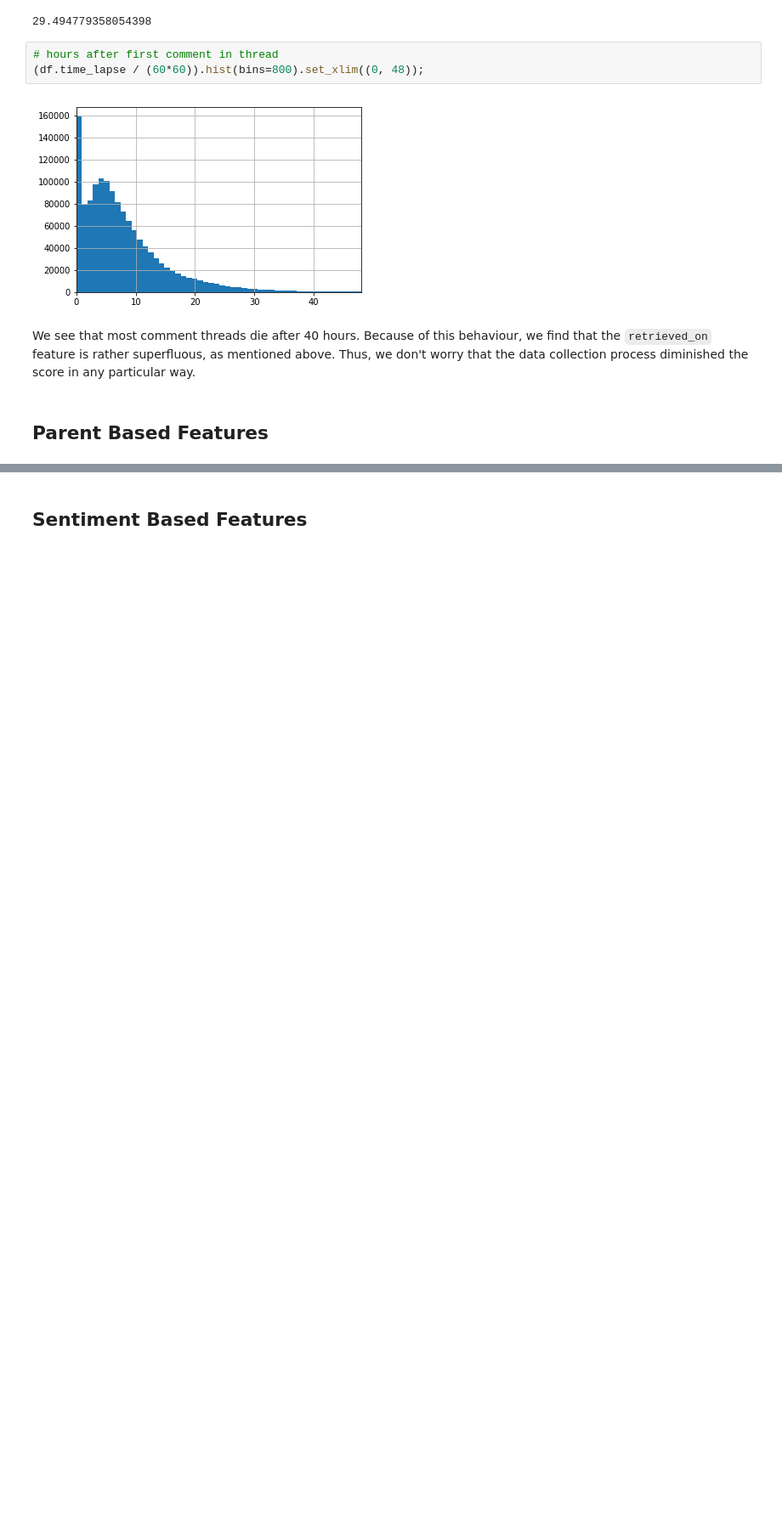
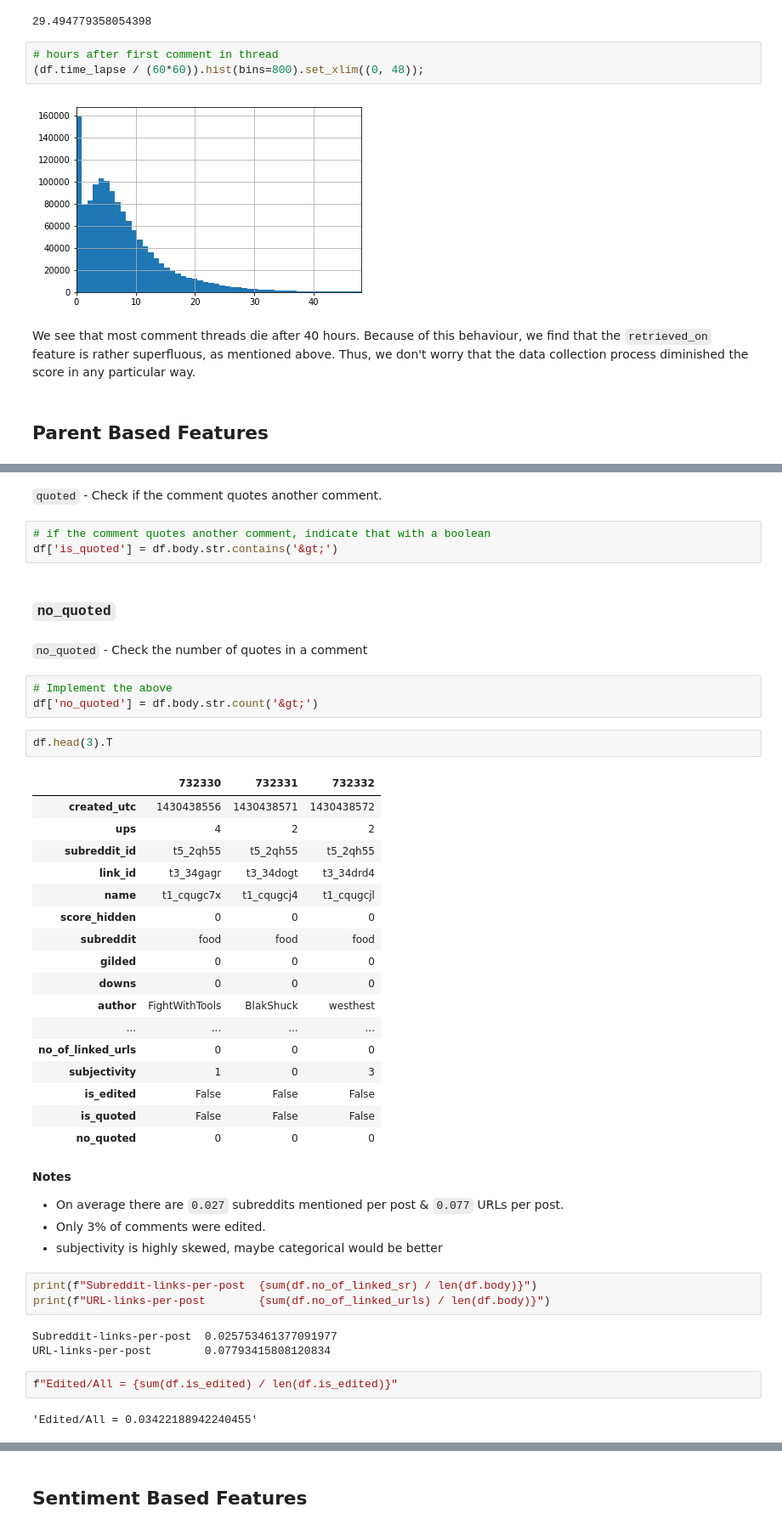
Before and after one commit to Prakhar-USF/ml-reddit, a Jupyter notebook: preprocessing.ipynb, the cells around one changed output, grey strips where cells are left out. Shown: that part at 85% size. Saved outputs shown, nothing was run; the diff lists cells and outputs as text; blank space fills up the shorter version.

```diff
--- a/preprocessing.ipynb
+++ b/preprocessing.ipynb
@@ -387,0 +452,47 @@ sum(df.depth != df.depth) / len(df.depth)
+# %% [markdown]
+`quoted` - Check if the comment quotes another comment.
+# %%
+# if the comment quotes another comment, indicate that with a boolean
+df['is_quoted'] = df.body.str.contains('&gt;')
+# %% [markdown]
+### `no_quoted`
+# %% [markdown]
+`no_quoted` - Check the number of quotes in a comment
+# %%
+# Implement the above
+df['no_quoted'] = df.body.str.count('&gt;')
+# %%
+df.head(3).T
+# %% [output]
+|  | 732330 | 732331 | 732332 |
+| created_utc | 1430438556 | 1430438571 | 1430438572 |
+| ups | 4 | 2 | 2 |
+| subreddit_id | t5_2qh55 | t5_2qh55 | t5_2qh55 |
+| link_id | t3_34gagr | t3_34dogt | t3_34drd4 |
+| name | t1_cqugc7x | t1_cqugcj4 | t1_cqugcjl |
+| score_hidden | 0 | 0 | 0 |
+| subreddit | food | food | food |
+| gilded | 0 | 0 | 0 |
+| downs | 0 | 0 | 0 |
+| author | FightWithTools | BlakShuck | westhest |
+| ... | ... | ... | ... |
+| no_of_linked_urls | 0 | 0 | 0 |
+| subjectivity | 1 | 0 | 3 |
+| is_edited | False | False | False |
+| is_quoted | False | False | False |
+| no_quoted | 0 | 0 | 0 |
+# %% [markdown]
+**Notes**
+- On average there are `0.027` subreddits mentioned per post & `0.077` URLs per post.
+- Only 3% of comments were edited.
+- subjectivity is highly skewed, maybe categorical would be better
+# %%
+print(f"Subreddit-links-per-post  {sum(df.no_of_linked_sr) / len(df.body)}")
+print(f"URL-links-per-post        {sum(df.no_of_linked_urls) / len(df.body)}")
+# %% [output]
+Subreddit-links-per-post  0.025753461377091977
+URL-links-per-post        0.07793415808120834
+# %%
+f"Edited/All = {sum(df.is_edited) / len(df.is_edited)}"
+# %% [output]
+'Edited/All = 0.03422188942240455'
```
Also changed, not shown: parts of 88 cells of this notebook.
